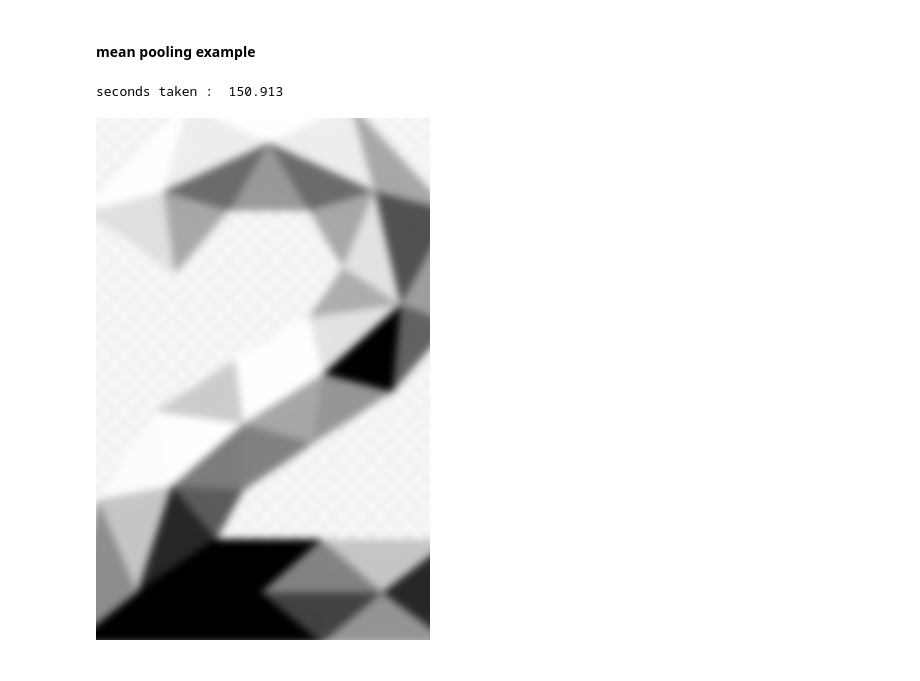
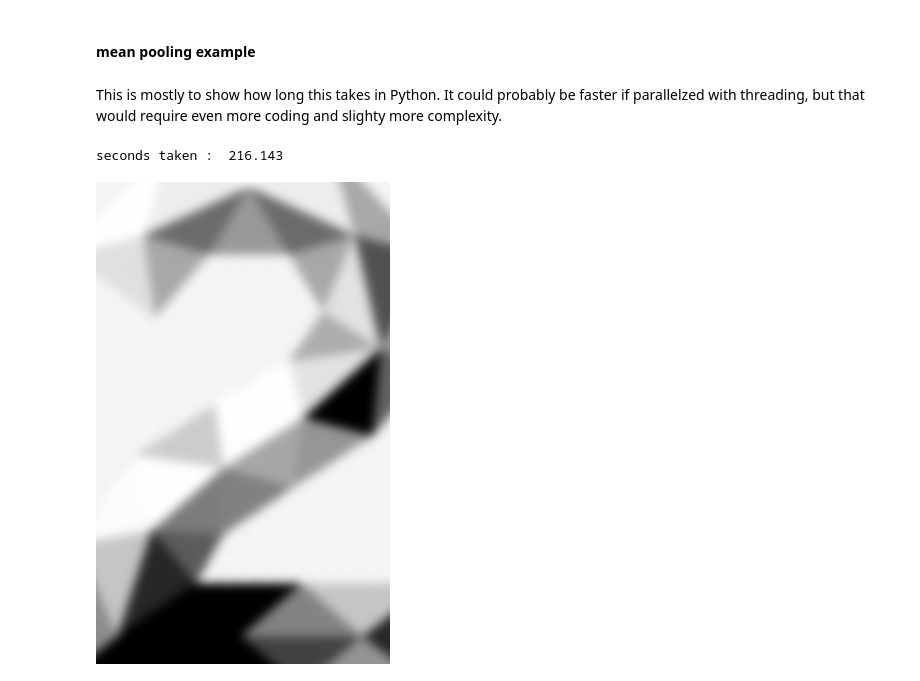
Before and after one commit to will-hill/AI_Decomposed, a Jupyter notebook: 2_Py_Convolution.ipynb, the cells around one changed output. Cells and saved outputs as stored; diff of their text form; code cells hidden in the pictures.

```diff
--- a/2_Py_Convolution.ipynb
+++ b/2_Py_Convolution.ipynb
@@ -162,18 +162,20 @@ seconds taken :  6.063
 [figure]
 # %% [markdown]
 #### mean pooling example
+# %% [markdown]
+This is mostly to show how long this takes in Python.  It could probably be faster if parallelzed with threading, but that would require even more coding and slighty more complexity.
 # %%
-recurse_cnt = 60
+recurse_cnt = 100
 start = time.time()
 green_pooled = recurse_simple_kernel_func(green, width_raw, np.mean, recurse_cnt)
 end = time.time()
 time_taken = round((end - start),3)
 print('seconds taken : ',time_taken)
 
 new_width = width_raw-recurse_cnt
 g_img = Image.new('L', (new_width, (int)(len(green_pooled)/new_width)))
 g_img.putdata(green_pooled)
 display(g_img)
 # %% [output]
-seconds taken :  150.913
+seconds taken :  216.143
-[figure, old version]
+[figure, new version]
```
Also changed, not shown: parts of 3 cells of this notebook.
